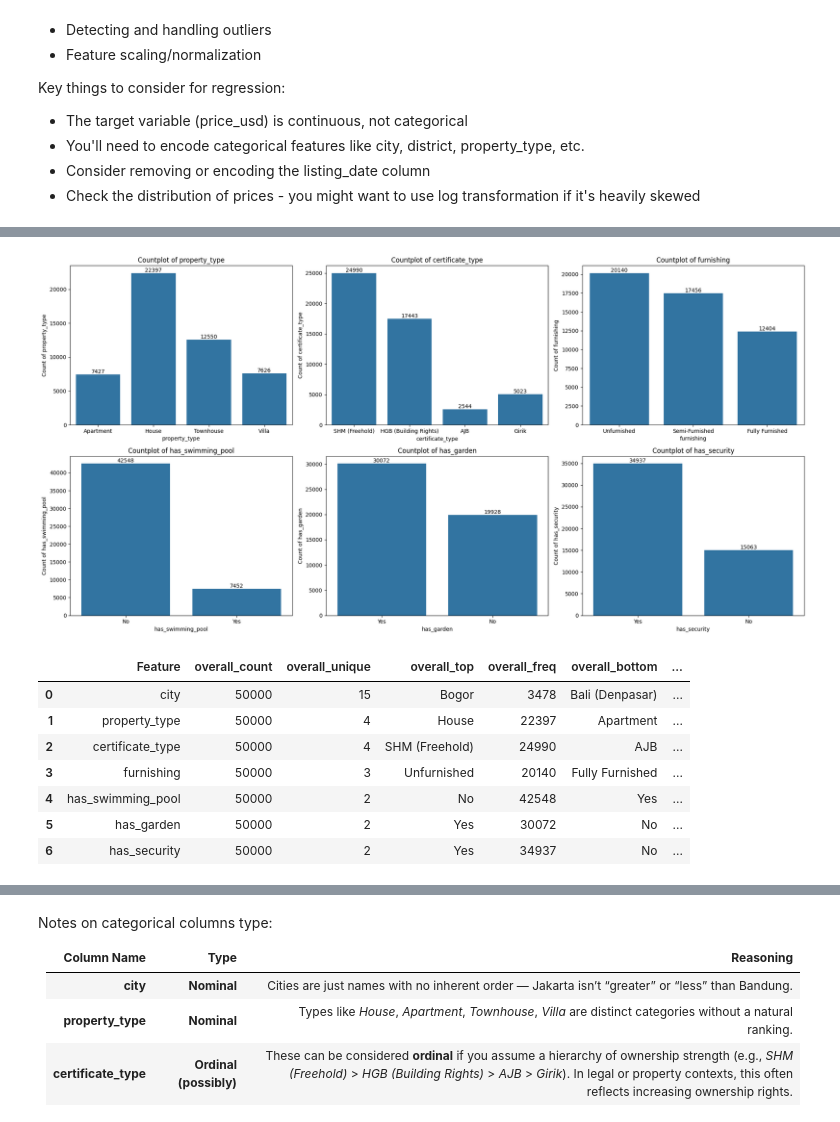
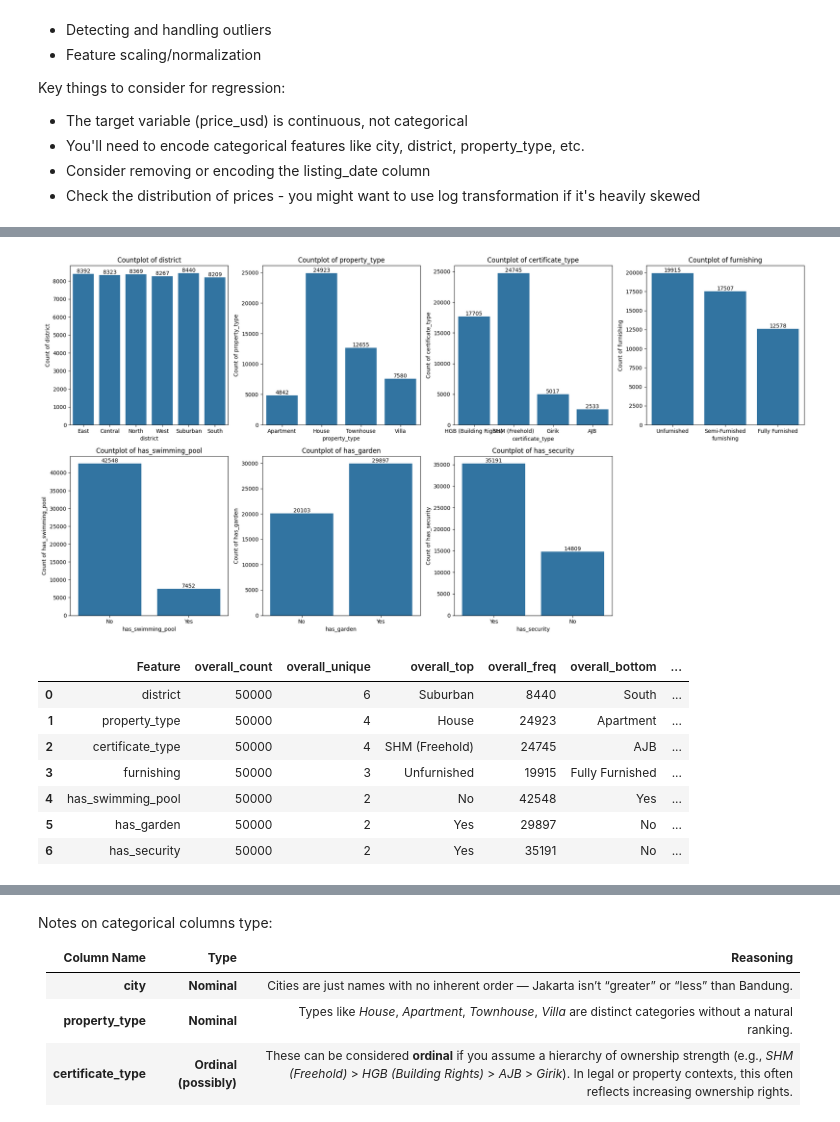
Before and after one commit to mcikalmerdeka/pytorch-learning, a Jupyter notebook: house_price_regression/main.ipynb, the cells around one changed output, grey strips where cells are left out. Saved outputs shown, nothing was run; the diff lists cells and outputs as text; code cells hidden in the pictures.

```diff
--- a/house_price_regression/main.ipynb
+++ b/house_price_regression/main.ipynb
@@ -52,7 +52,7 @@ Key things to consider for regression:
 - Check the distribution of prices - you might want to use log transformation if it's heavily skewed
 # %%
 # Read dataset
-raw_df = pd.read_csv("indonesian_house_prices.csv")
+raw_df = pd.read_csv("dataset/indonesian_house_prices_v2.csv")
 df = raw_df.copy()
 print("Dataset overview:")
 display(df.head())
@@ -93,6 +93,6 @@ Original data shape: (50000, 20)
 # %%
 # Drop unecessary columns for simplify this analysis and filtering out ambigous meaning
-df = df.drop(columns=["listing_date", "district", "price_usd", "carports", "nearby_facilities_count"])
+df = df.drop(columns=["listing_date", "city", "price_usd", "carports"])
 
 # Rename the price_idr to price
 df = df.rename(columns={"price_idr": "price"})
@@ -146,23 +147,23 @@ display(numerical_summary)
 # %%
 # Checking the distribution and statistical summary of the categorical values
 from utils import describe_categorical_combined, plot_dynamic_countplot
 
 # Countplot function implementation
-plot_dynamic_countplot(df=df, col_series=[col for col in cats_cols if col != "city"], ncols=3, figsize=(20, 10))
+plot_dynamic_countplot(df=df, col_series=[col for col in cats_cols if col != "city"], ncols=4, figsize=(20, 10))
 
 # Display the overall statistics for categorical columns
 categorical_summary = describe_categorical_combined(df, cats_cols)
 display(categorical_summary)
 # %% [output]
-[figure, old version]
+[figure, new version]
 |  | Feature | overall_count | overall_unique | overall_top | overall_freq | overall_bottom | ... |
-| 0 | city | 50000 | 15 | Bogor | 3478 | Bali (Denpasar) | ... |
-| 1 | property_type | 50000 | 4 | House | 22397 | Apartment | ... |
-| 2 | certificate_type | 50000 | 4 | SHM (Freehold) | 24990 | AJB | ... |
-| 3 | furnishing | 50000 | 3 | Unfurnished | 20140 | Fully Furnished | ... |
+| 0 | district | 50000 | 6 | Suburban | 8440 | South | ... |
+| 1 | property_type | 50000 | 4 | House | 24923 | Apartment | ... |
+| 2 | certificate_type | 50000 | 4 | SHM (Freehold) | 24745 | AJB | ... |
+| 3 | furnishing | 50000 | 3 | Unfurnished | 19915 | Fully Furnished | ... |
 | 4 | has_swimming_pool | 50000 | 2 | No | 42548 | Yes | ... |
-| 5 | has_garden | 50000 | 2 | Yes | 30072 | No | ... |
-| 6 | has_security | 50000 | 2 | Yes | 34937 | No | ... |
+| 5 | has_garden | 50000 | 2 | Yes | 29897 | No | ... |
+| 6 | has_security | 50000 | 2 | Yes | 35191 | No | ... |
 # %%
 # Checking the outlier of the dataset
 from utils import plot_dynamic_boxplots_violinplots, filter_outliers
```
Also changed, not shown: parts of 20 cells of this notebook.
